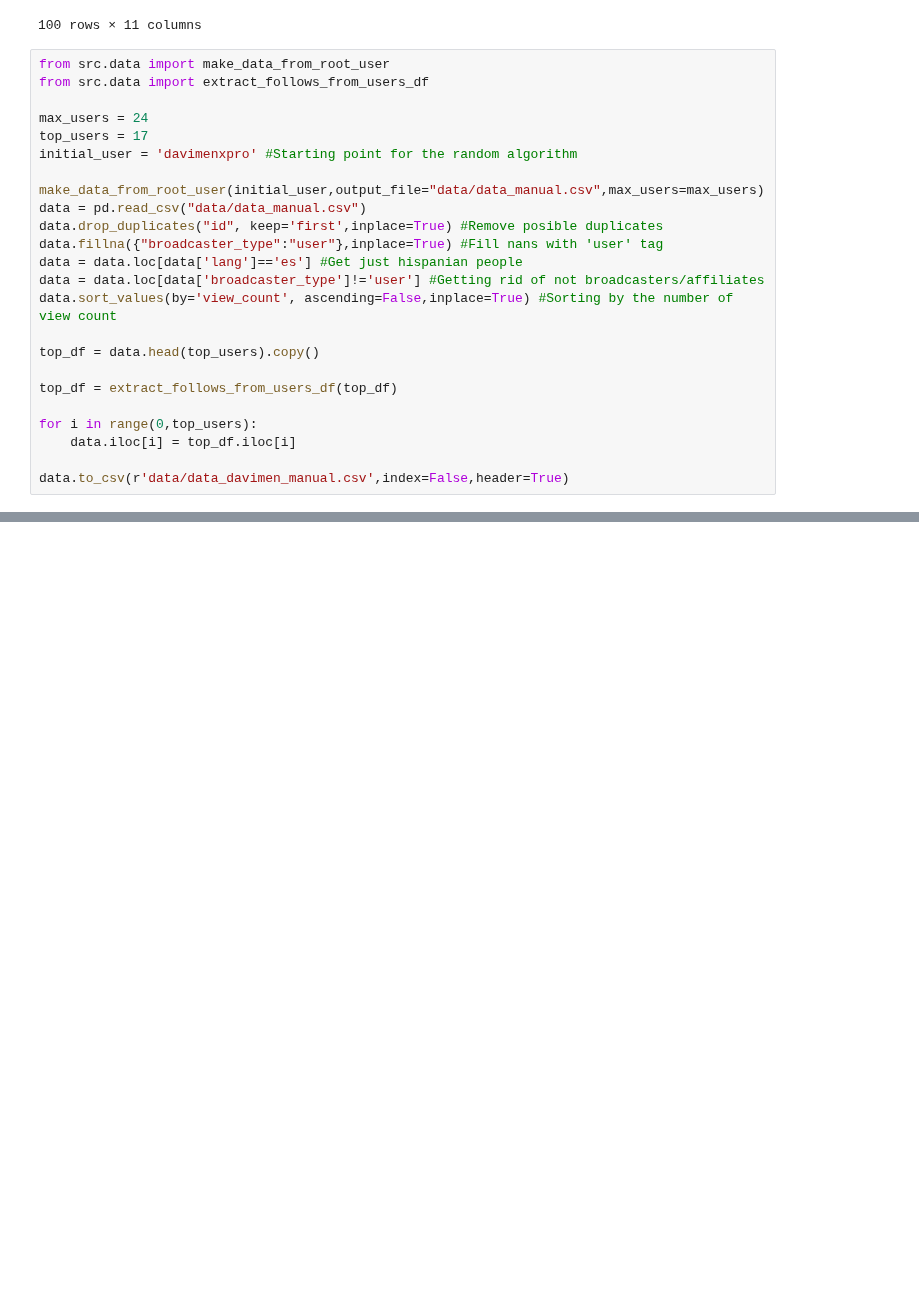
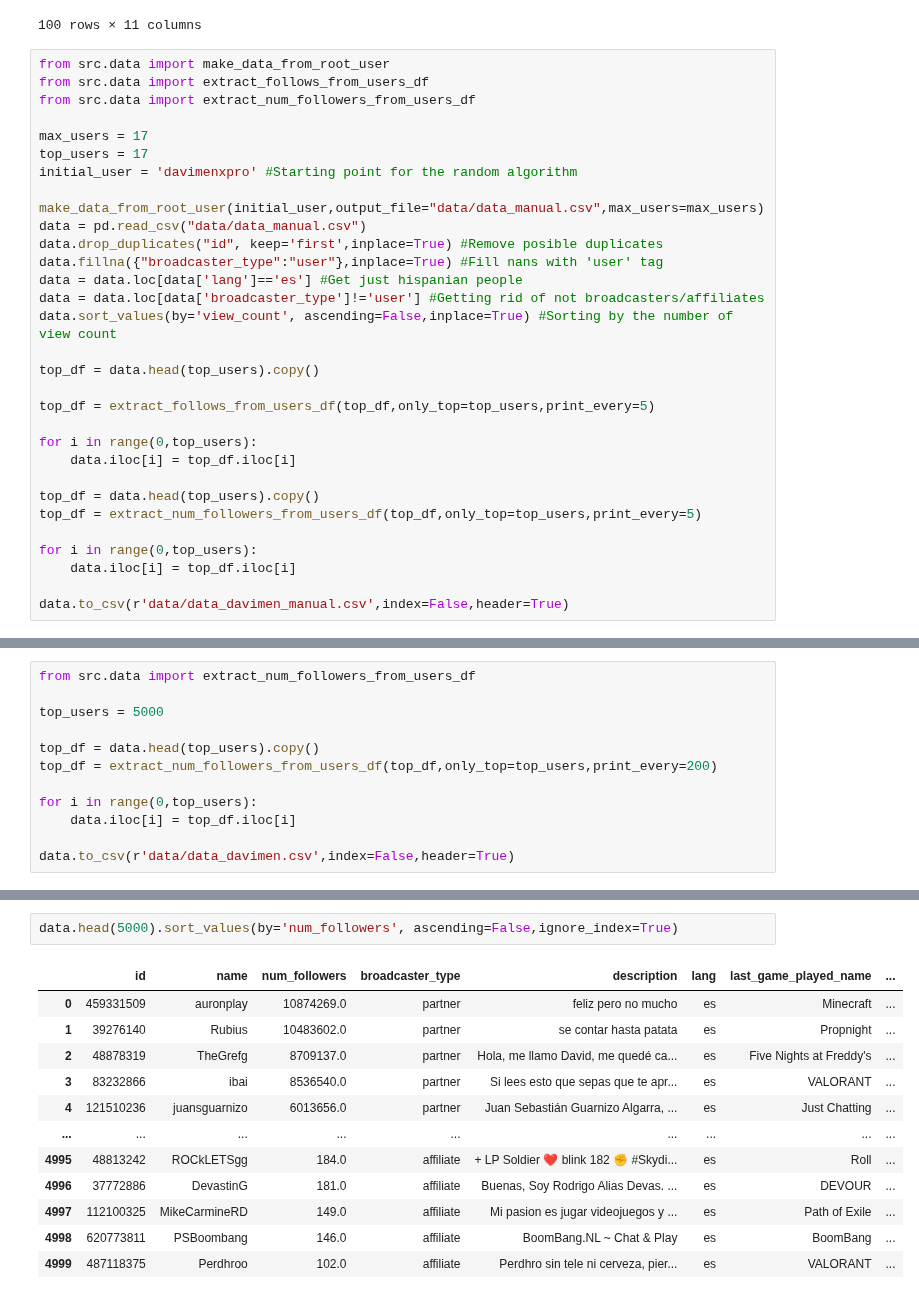
Before and after one commit to Enver-group/twitch-web-analytics, a Jupyter notebook: notebooks/davimen-twitch-api.ipynb, the cells around one changed output, grey strips where cells are left out. Saved outputs shown, nothing was run; the diff lists cells and outputs as text; blank space fills up the shorter version.

```diff
--- a/notebooks/davimen-twitch-api.ipynb
+++ b/notebooks/davimen-twitch-api.ipynb
@@ -178,8 +163,9 @@ data.head(100)
 # %%
 from src.data import make_data_from_root_user
 from src.data import extract_follows_from_users_df
+from src.data import extract_num_followers_from_users_df
 
-max_users = 24
+max_users = 17
 top_users = 17
 initial_user = 'davimenxpro' #Starting point for the random algorithm
 
@@ -193,7 +179,13 @@ data.sort_values(by='view_count', ascending=False,inplace=True) #Sorting by the
 
 top_df = data.head(top_users).copy()
 
-top_df = extract_follows_from_users_df(top_df)
+top_df = extract_follows_from_users_df(top_df,only_top=top_users,print_every=5)
+
+for i in range(0,top_users):
+    data.iloc[i] = top_df.iloc[i]
+
+top_df = data.head(top_users).copy()
+top_df = extract_num_followers_from_users_df(top_df,only_top=top_users,print_every=5)
 
 for i in range(0,top_users):
     data.iloc[i] = top_df.iloc[i]
@@ -258,3 +260,15 @@ df_user_follows.loc[df_user_follows['name']=='DavimenXPro']
 # %% [output]
 |  | id | name | num_followers | broadcaster_type | description | lang | last_game_played_name | ... |
 | 5540 | 61127118 | DavimenXPro | NaN | affiliate | Canal de Youtube: https://www.you... | es | Pokémon Brilliant Diamond/Shining... | ... |
+# %%
+from src.data import extract_num_followers_from_users_df
+
+top_users = 5000
+
+top_df = data.head(top_users).copy()
+top_df = extract_num_followers_from_users_df(top_df,only_top=top_users,print_every=200)
+
+for i in range(0,top_users):
+    data.iloc[i] = top_df.iloc[i]
+
+data.to_csv(r'data/data_davimen.csv',index=False,header=True)
@@ -260,0 +293,15 @@ df_user_follows.loc[df_user_follows['name']=='DavimenXPro']
+# %%
+data.head(5000).sort_values(by='num_followers', ascending=False,ignore_index=True)
+# %% [output]
+|  | id | name | num_followers | broadcaster_type | description | lang | last_game_played_name | ... |
+| 0 | 459331509 | auronplay | 10874269.0 | partner | feliz pero no mucho | es | Minecraft | ... |
+| 1 | 39276140 | Rubius | 10483602.0 | partner | se contar hasta patata | es | Propnight | ... |
+| 2 | 48878319 | TheGrefg | 8709137.0 | partner | Hola, me llamo David, me quedé ca... | es | Five Nights at Freddy's | ... |
+| 3 | 83232866 | ibai | 8536540.0 | partner | Si lees esto que sepas que te apr... | es | VALORANT | ... |
+| 4 | 121510236 | juansguarnizo | 6013656.0 | partner | Juan Sebastián Guarnizo Algarra, ... | es | Just Chatting | ... |
+| ... | ... | ... | ... | ... | ... | ... | ... | ... |
+| 4995 | 48813242 | ROCkLETSgg | 184.0 | affiliate | + LP Soldier ❤ blink 182 ✊ #Skydi... | es | Roll | ... |
+| 4996 | 37772886 | DevastinG | 181.0 | affiliate | Buenas, Soy Rodrigo Alias Devas. ... | es | DEVOUR | ... |
+| 4997 | 112100325 | MikeCarmineRD | 149.0 | affiliate | Mi pasion es jugar videojuegos y ... | es | Path of Exile | ... |
+| 4998 | 620773811 | PSBoombang | 146.0 | affiliate | BoomBang.NL ~ Chat & Play | es | BoomBang | ... |
+| 4999 | 487118375 | Perdhroo | 102.0 | affiliate | Perdhro sin tele ni cerveza, pier... | es | VALORANT | ... |
```
Also changed, not shown: parts of 8 cells of this notebook, 2 other files.
